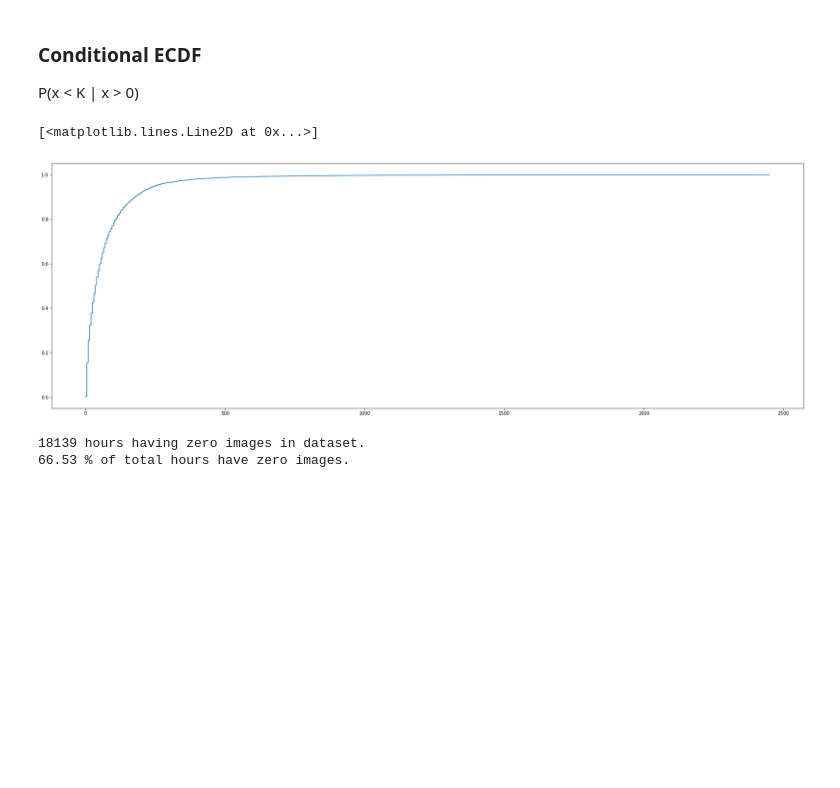
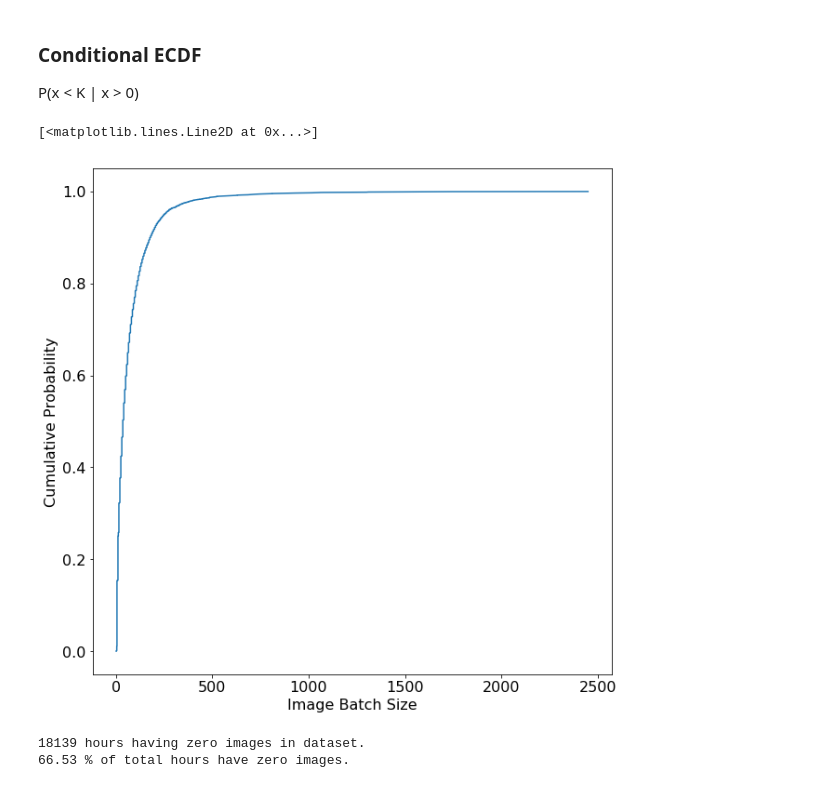
Before and after one commit to Heronalps/STOIC, a Jupyter notebook: jupyter/Image_Timestamp_Analysis.ipynb, the cells around one changed output. Cells and saved outputs as stored; diff of their text form; code cells hidden in the pictures; blank space fills up the shorter version.

```diff
--- a/jupyter/Image_Timestamp_Analysis.ipynb
+++ b/jupyter/Image_Timestamp_Analysis.ipynb
@@ -281,11 +273,15 @@ for v in hourly_distri:
         hourly_distri_cond.append(v)
 # %%
 ecdf = ECDF(hourly_distri_cond)
-plt.figure(figsize=[30,10])
+plt.figure(figsize=[10,10])
+plt.xlabel("Image Batch Size", fontsize=16)
+plt.ylabel("Cumulative Probability", fontsize=16)
+plt.tick_params(axis="x", labelsize=16)
+plt.tick_params(axis="y", labelsize=16)
 plt.plot(ecdf.x, ecdf.y)
 # %% [output]
 [<matplotlib.lines.Line2D at 0x...>]
-[figure, old version]
+[figure, new version]
 # %%
 zero_diff = len(hourly_distri) - len(hourly_distri_cond)
 print("{0} hours having zero images in dataset.".format(zero_diff))
```
Also changed, not shown: parts of 5 cells of this notebook, 2 other files.
